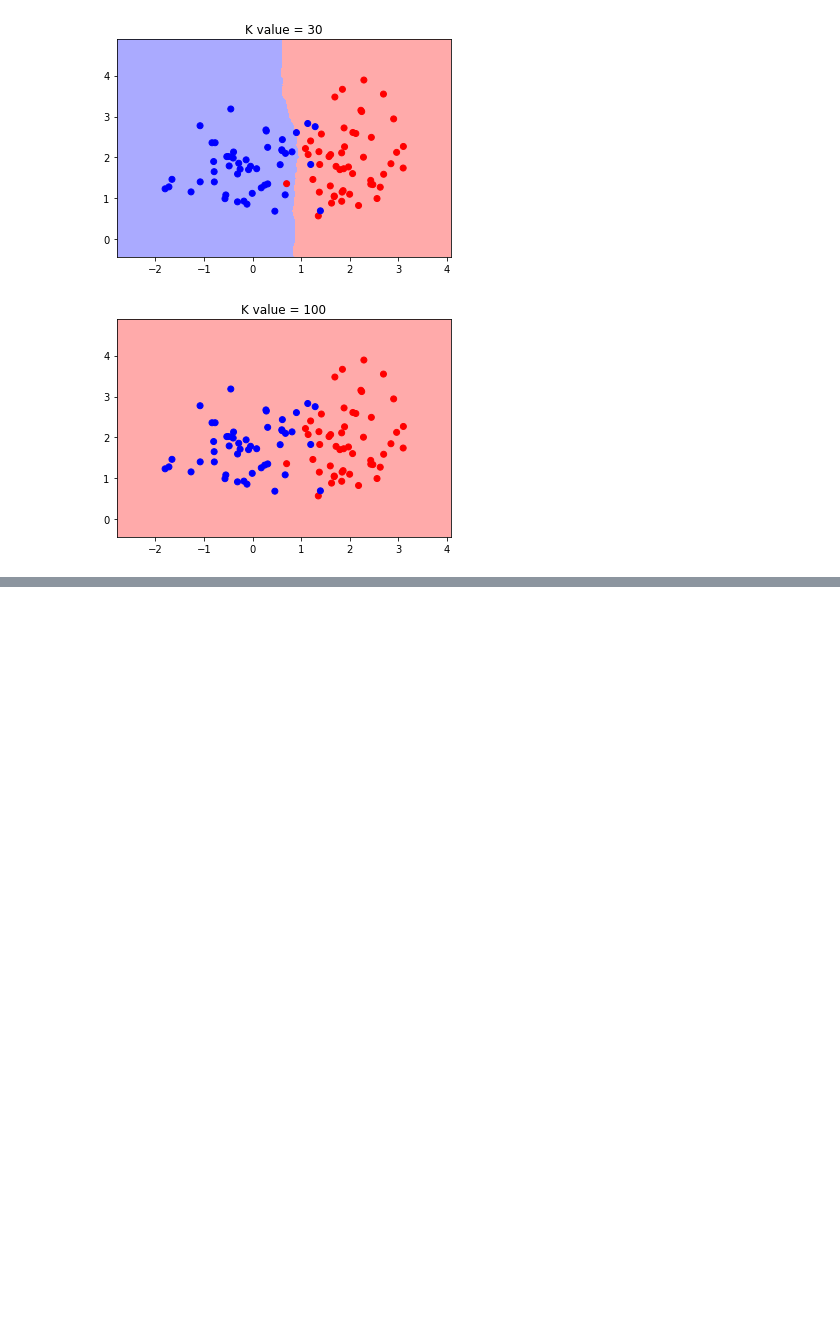
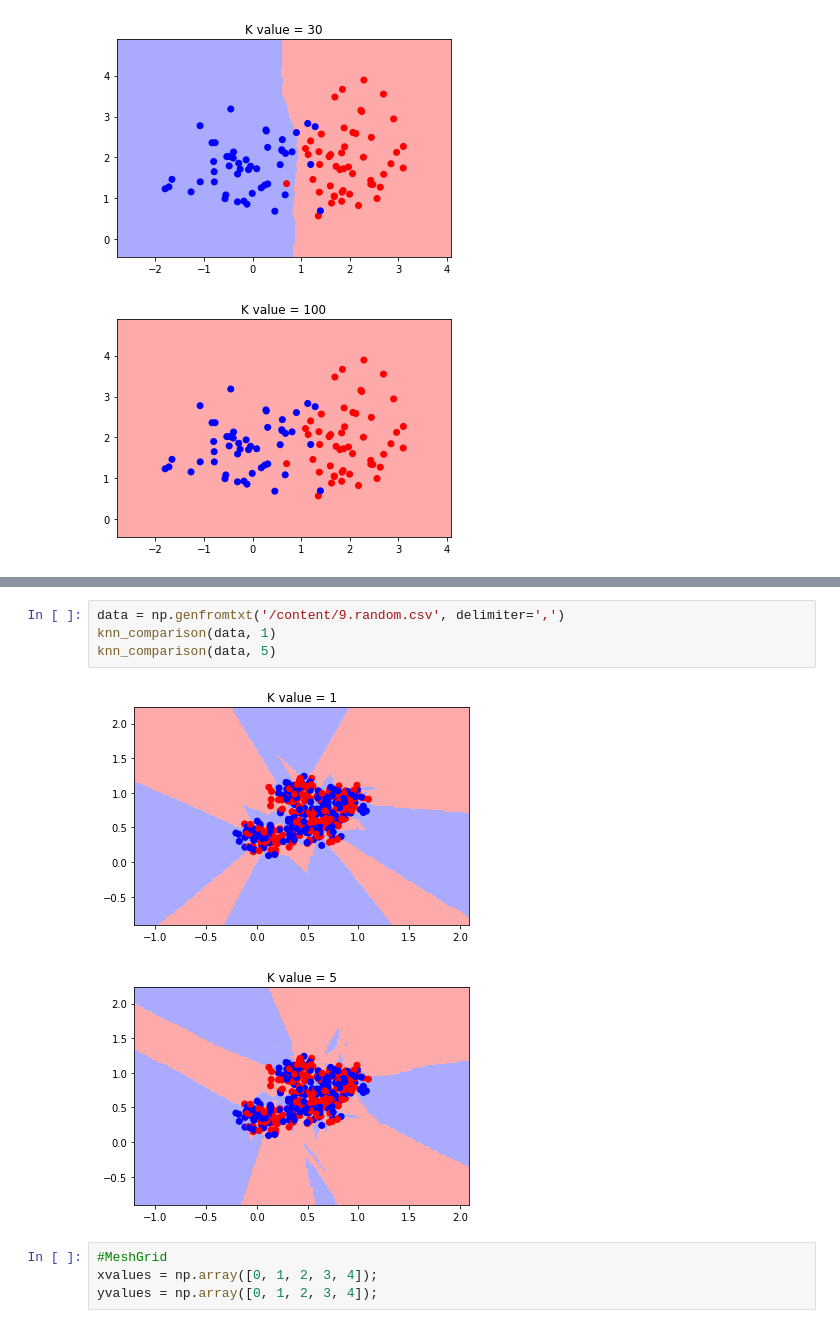
Before and after one commit to siddu541/Analytics, a Jupyter notebook: KNN_Classfier.ipynb, the cells around one changed output, grey strips where cells are left out. Cells and saved outputs as stored; diff of their text form; blank space fills up the shorter version.

```diff
--- a/KNN_Classfier.ipynb
+++ b/KNN_Classfier.ipynb
@@ -156,0 +175,11 @@ knn_comparison(data,100)
+# %%
+data = np.genfromtxt('/content/9.random.csv', delimiter=',')
+knn_comparison(data, 1)
+knn_comparison(data, 5)
+# %% [output]
+[figure, added]
+[figure, added]
+# %%
+#MeshGrid
+xvalues = np.array([0, 1, 2, 3, 4]);
+yvalues = np.array([0, 1, 2, 3, 4]);
```
Also changed, not shown: parts of 4 cells of this notebook.
